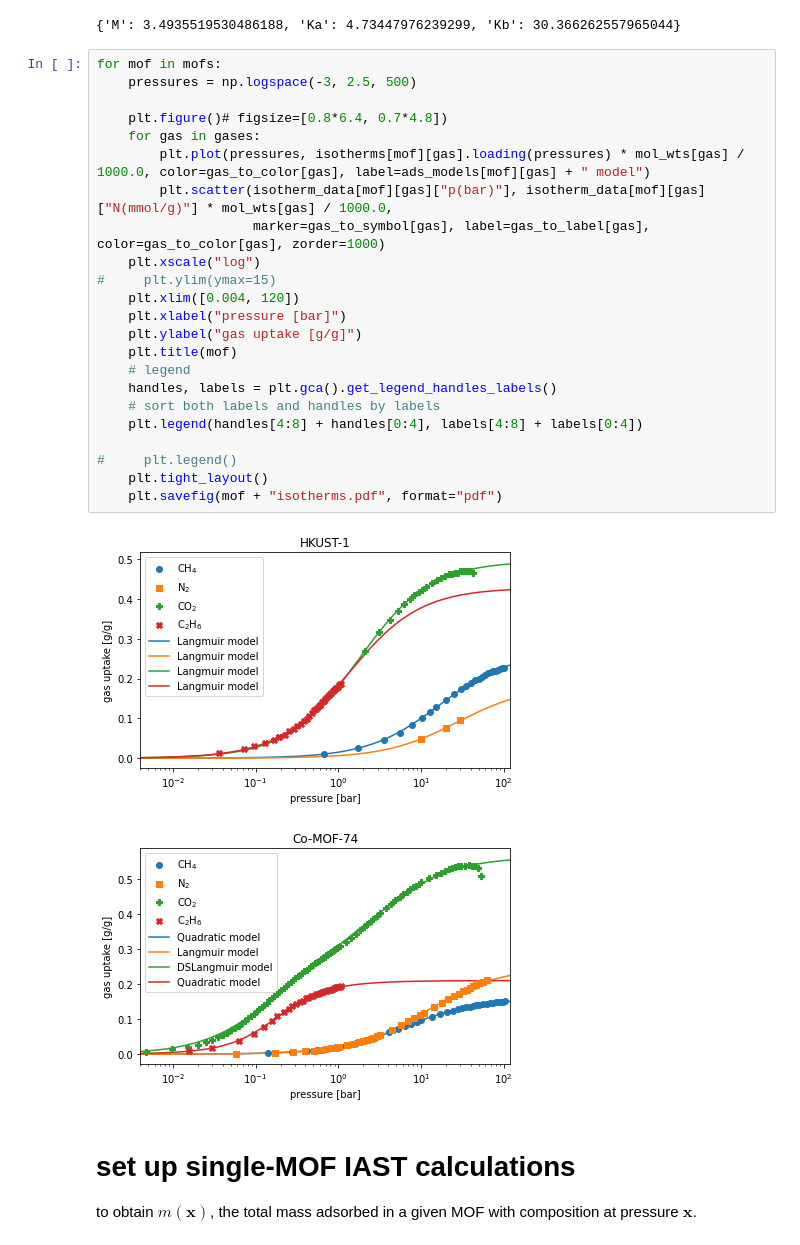
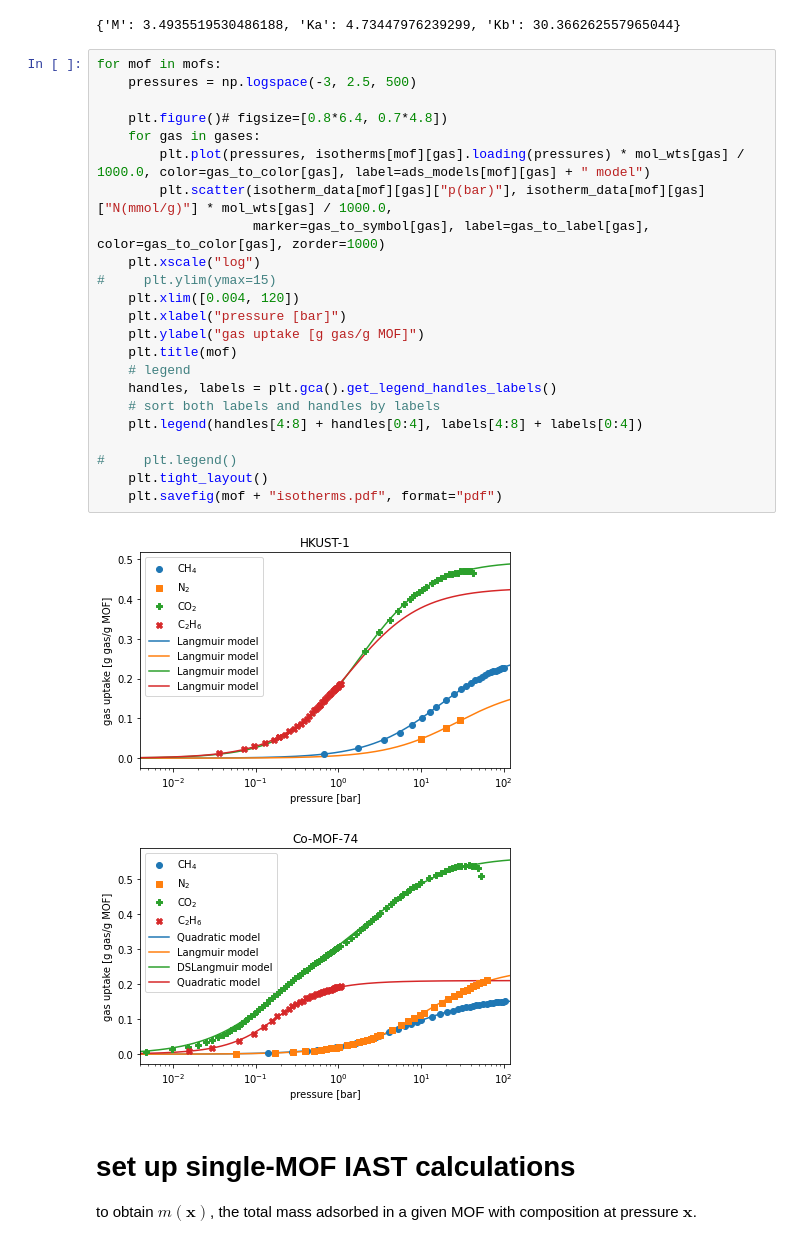
Before and after one commit to SimonEnsemble/unresponsive_directions_in_sensors, a Jupyter notebook: IAST.ipynb, the cells around one changed output. Drawn from its saved outputs; the diff is of its cells as text.

```diff
--- a/IAST.ipynb
+++ b/IAST.ipynb
@@ -150,29 +150,29 @@ isotherms["Co-MOF-74"]["C2H6"].params
 # %%
 for mof in mofs:
     pressures = np.logspace(-3, 2.5, 500)
 
     plt.figure()# figsize=[0.8*6.4, 0.7*4.8])
     for gas in gases:
         plt.plot(pressures, isotherms[mof][gas].loading(pressures) * mol_wts[gas] / 1000.0, color=gas_to_color[gas], label=ads_models[mof][gas] + " model")
         plt.scatter(isotherm_data[mof][gas]["p(bar)"], isotherm_data[mof][gas]["N(mmol/g)"] * mol_wts[gas] / 1000.0,
                     marker=gas_to_symbol[gas], label=gas_to_label[gas], color=gas_to_color[gas], zorder=1000)
     plt.xscale("log")
 #     plt.ylim(ymax=15)
     plt.xlim([0.004, 120])
     plt.xlabel("pressure [bar]")
-    plt.ylabel("gas uptake [g/g]")
+    plt.ylabel("gas uptake [g gas/g MOF]")
     plt.title(mof)
     # legend
     handles, labels = plt.gca().get_legend_handles_labels()
     # sort both labels and handles by labels
     plt.legend(handles[4:8] + handles[0:4], labels[4:8] + labels[0:4])
 
 #     plt.legend()
     plt.tight_layout()
     plt.savefig(mof + "isotherms.pdf", format="pdf")
 # %% [output]
-[figure, old version]
+[figure, new version]
-[figure, old version]
+[figure, new version]
 # %% [markdown]
 # set up single-MOF IAST calculations
 to obtain $m(\mathbf{x})$, the total mass adsorbed in a given MOF with composition at pressure $\mathbf{x}$.
```
Also changed, not shown: parts of 19 cells of this notebook.
